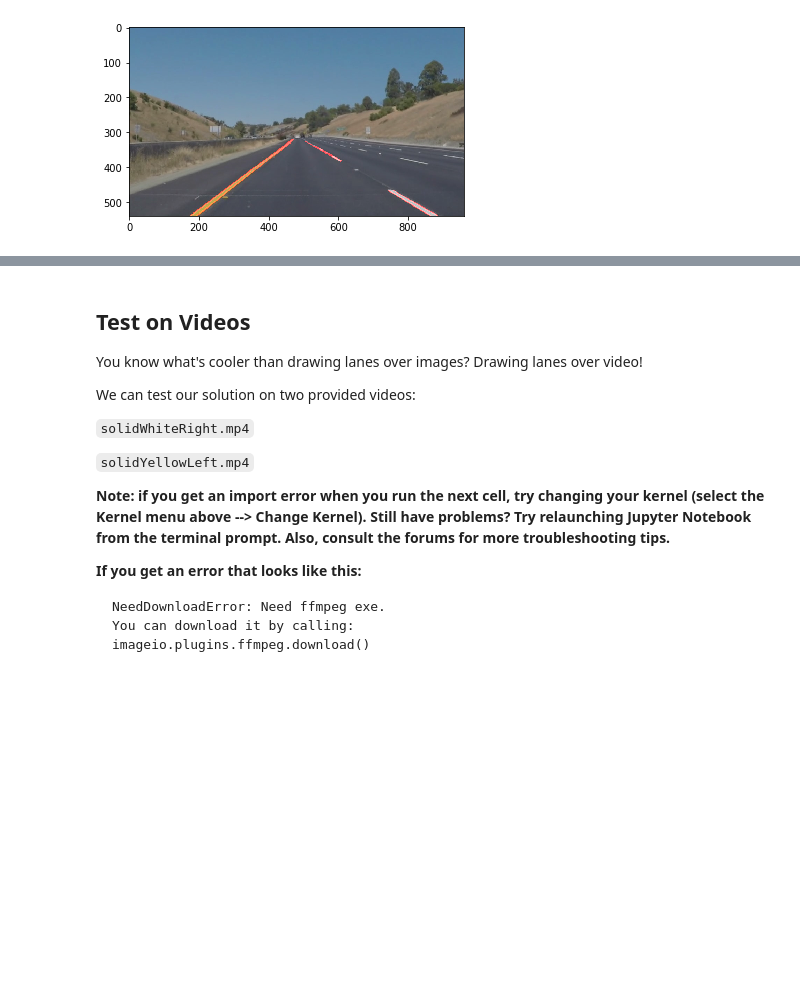
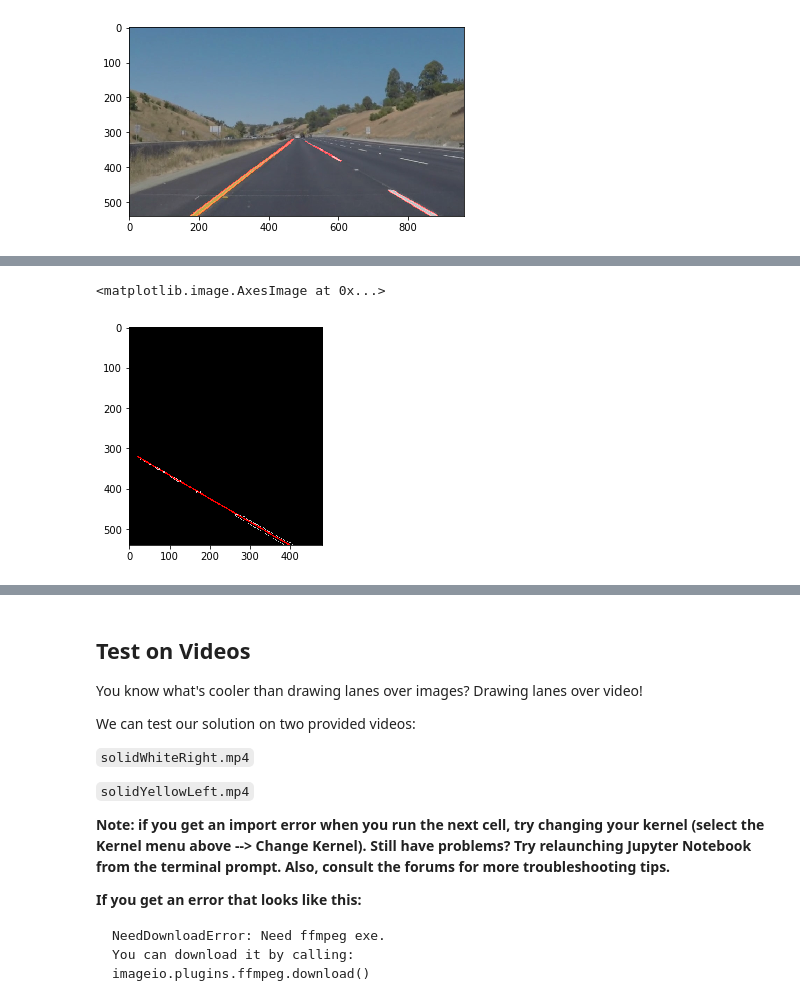
Before and after one commit to hammcin/CarND-LaneLines-P1, a Jupyter notebook: P1.ipynb, the cells around one changed output, grey strips where cells are left out. Drawn from its saved outputs; the diff is of its cells as text; code cells hidden in the pictures; blank space fills up the shorter version.

```diff
--- a/P1.ipynb
+++ b/P1.ipynb
@@ -313,0 +404,8 @@ plt.imshow(combo_original)
+# %%
+line_image_ave_right = hough_lines_new(masked_edges_right, rho, theta, threshold, min_line_length, max_line_gap)
+
+combo_ave_right = weighted_img(line_image_ave_right, color_edges_right, α=0.8, β=1., γ=0.)
+plt.imshow(combo_ave_right)
+# %% [output]
+<matplotlib.image.AxesImage at 0x...>
+[figure, added]
```
Also changed, not shown: parts of 14 cells of this notebook, 1 other file.
